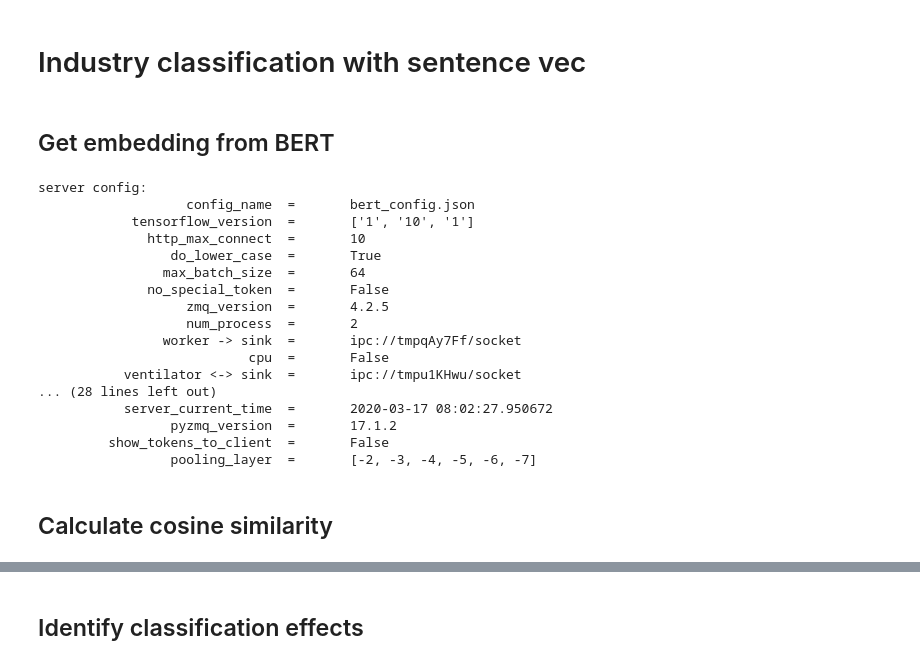
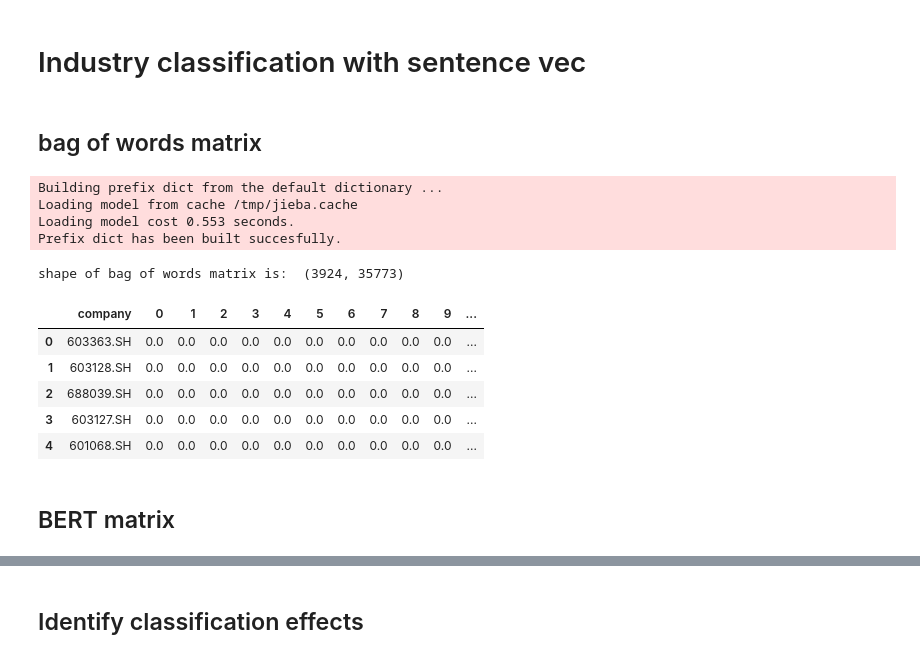
Before and after one commit to gaohaochenghc/industry-classification, a Jupyter notebook: Compute_companies_corr_by_intro.ipynb, the cells around one changed output, grey strips where cells are left out. Cells and saved outputs as stored; diff of their text form; code cells hidden in the pictures.

```diff
--- a/Compute_companies_corr_by_intro.ipynb
+++ b/Compute_companies_corr_by_intro.ipynb
@@ -10,6 +10,16 @@ from scipy import stats
 from statsmodels.formula.api import ols
 from statsmodels.stats.anova import anova_lm
 from sklearn.preprocessing import LabelEncoder
+from combine_models import *
 from clustering_class import *
 from combine_models import *
 from utils import *
+
+pd.set_option("display.max_columns", None)
+pd.set_option("display.max_rows", None)
+pd.set_option("max_colwidth", 100)
+plt.rcParams["font.sans-serif"] = ["SimHei"]
+plt.rcParams["axes.unicode_minus"] = False
+sns.set(font="SimHei")
+%load_ext autoreload
+%autoreload 2
@@ -16,2 +37,30 @@ from utils import *
+# %% [markdown]
+## bag of words matrix
+# %%
+f = open("data/baidu_stopwords.txt", "r")
+stopwords = f.read().splitlines()
+f.close()
+companylist = cleaned_dat["ticker"]
+disc = cleaned_dat["intro"]
+bag_of_words = bag_of_words(companylist, disc)
+bag_of_words.transform(stopwords=stopwords)
+bag_matrix = bag_of_words.get_vector()
+# %% [output]
+Building prefix dict from the default dictionary ...
+Loading model from cache /tmp/jieba.cache
+Loading model cost 0.553 seconds.
+Prefix dict has been built succesfully.
+# %%
+print('shape of bag of words matrix is: ',bag_matrix.shape)
+bag_matrix.rename(columns={'ticker':'company'},inplace=True)
+bag_matrix.iloc[:5,:200]
+# %% [output]
+shape of bag of words matrix is:  (3924, 35773)
+|  | company | 0 | 1 | 2 | 3 | 4 | 5 | 6 | 7 | 8 | 9 | ... |
+| 0 | 603363.SH | 0.0 | 0.0 | 0.0 | 0.0 | 0.0 | 0.0 | 0.0 | 0.0 | 0.0 | 0.0 | ... |
+| 1 | 603128.SH | 0.0 | 0.0 | 0.0 | 0.0 | 0.0 | 0.0 | 0.0 | 0.0 | 0.0 | 0.0 | ... |
+| 2 | 688039.SH | 0.0 | 0.0 | 0.0 | 0.0 | 0.0 | 0.0 | 0.0 | 0.0 | 0.0 | 0.0 | ... |
+| 3 | 603127.SH | 0.0 | 0.0 | 0.0 | 0.0 | 0.0 | 0.0 | 0.0 | 0.0 | 0.0 | 0.0 | ... |
+| 4 | 601068.SH | 0.0 | 0.0 | 0.0 | 0.0 | 0.0 | 0.0 | 0.0 | 0.0 | 0.0 | 0.0 | ... |
 # %% [markdown]
-## Get embedding from BERT
+## BERT matrix
@@ -31,25 +66,0 @@ big_second_intro = big_second["intro"].values.tolist()
-# %%
-from bert import BertClient
-
-bc = BertClient("10.0.0.2", show_server_config=True)
-embadding_short = bc.encode(short_intro)
-embadding_big_first = bc.encode(big_first_intro)
-embadding_big_second = bc.encode(big_second_intro)
-# %% [output]
-server config:
-                   config_name  =       bert_config.json
-            tensorflow_version  =       ['1', '10', '1']
-              http_max_connect  =       10
-                 do_lower_case  =       True
-                max_batch_size  =       64
-              no_special_token  =       False
-                   zmq_version  =       4.2.5
-                   num_process  =       2
-                worker -> sink  =       ipc://tmpqAy7Ff/socket
-                           cpu  =       False
-           ventilator <-> sink  =       ipc://tmpu1KHwu/socket
-... (28 lines left out)
-           server_current_time  =       2020-03-17 08:02:27.950672
-                 pyzmq_version  =       17.1.2
-         show_tokens_to_client  =       False
-                 pooling_layer  =       [-2, -3, -4, -5, -6, -7]
@@ -60,2 +66,0 @@ pd.DataFrame(embadding_big_second).to_csv("second_long_CLS_long_bert.csv")
-# %% [markdown]
-## Calculate cosine similarity
```
Also changed, not shown: parts of 47 cells of this notebook, 12 other files.
